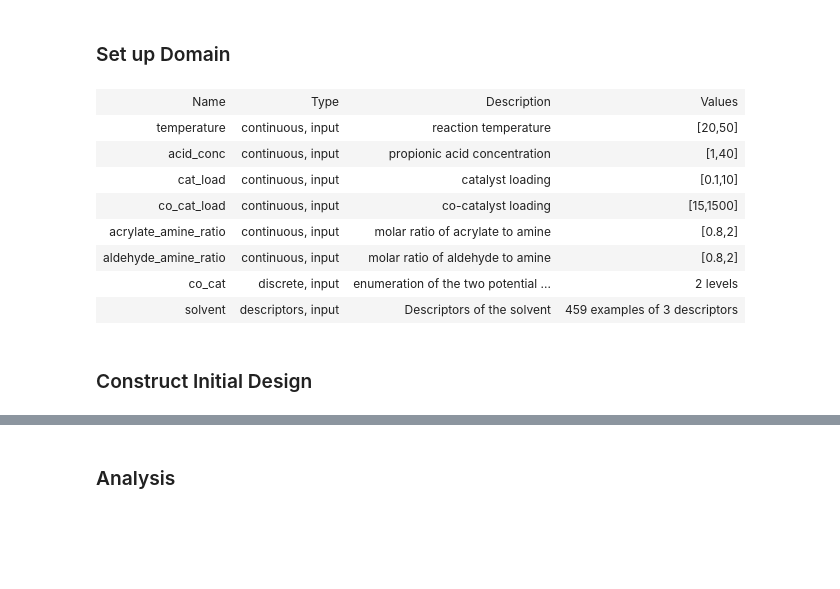
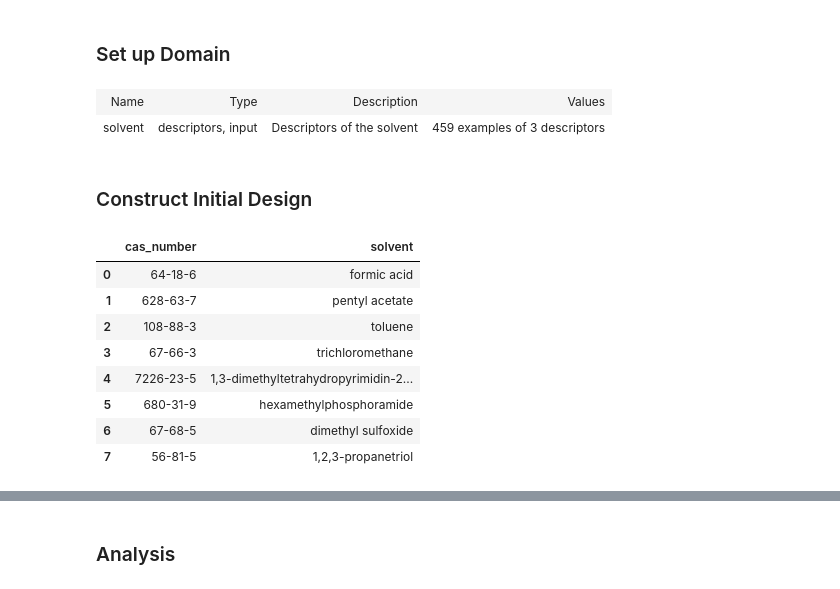
Before and after one commit to sustainable-processes/summit, a Jupyter notebook: case_studies/photoamination/initial_design.ipynb, the cells around one changed output, grey strips where cells are left out. Cells and saved outputs as stored; diff of their text form; code cells hidden in the pictures; blank space fills up the shorter version.

```diff
--- a/case_studies/photoamination/initial_design.ipynb
+++ b/case_studies/photoamination/initial_design.ipynb
@@ -62,52 +61,64 @@ solvent_ds_pcs = create_pca_ds(solvent_ds)
 # %%
 #Specify the optimization space
 
 domain = Domain()
 
-domain += ContinuousVariable(name='temperature',
-                             description = "reaction temperature",
-                             bounds=[20, 50])
+# domain += ContinuousVariable(name='temperature',
+#                              description = "reaction temperature",
+#                              bounds=[20, 50])
 
-domain += ContinuousVariable(name="acid_conc",
-                             description = "propionic acid concentration",
-                             bounds=[1,40])
+# domain += ContinuousVariable(name="acid_conc",
+#                              description = "propionic acid concentration",
+#                              bounds=[1,40])
 
-domain += ContinuousVariable(name="cat_load",
-                             description = "catalyst loading",
-                             bounds=[0.1, 10])
+# domain += ContinuousVariable(name="cat_load",
+#                              description = "catalyst loading",
+#                              bounds=[0.1, 10])
 
-domain += ContinuousVariable(name="co_cat_load",
-                             description = "co-catalyst loading",
-                             bounds=[15, 1500])
+# domain += ContinuousVariable(name="co_cat_load",
+#                              description = "co-catalyst loading",
+#                              bounds=[15, 1500])
 
-domain += ContinuousVariable(name="acrylate_amine_ratio",
-                             description = "molar ratio of acrylate to amine",
-                             bounds = [0.8, 2])
+# domain += ContinuousVariable(name="acrylate_amine_ratio",
+#                              description = "molar ratio of acrylate to amine",
+#                              bounds = [0.8, 2])
 
 
-domain += ContinuousVariable(name="aldehyde_amine_ratio",
-                             description = "molar ratio of aldehyde to amine",
-                             bounds=[0.8, 2])
+# domain += ContinuousVariable(name="aldehyde_amine_ratio",
+#                              description = "molar ratio of aldehyde to amine",
+#                              bounds=[0.8, 2])
 
-domain += DiscreteVariable(name="co_cat",
-                           description="enumeration of the two potential cocatalysts",
-                           levels = ['co_cat_1', 'co_cat_2'])
+# domain += DiscreteVariable(name="co_cat",
+#                            description="enumeration of the two potential cocatalysts",
+#                            levels = ['co_cat_1', 'co_cat_2'])
 
 
 domain += DescriptorsVariable(name="solvent",
                              description="Descriptors of the solvent",
                              ds=solvent_ds_pcs)
 
 domain #The domain should display as an html table
 # %% [output]
 | Name | Type | Description | Values |
-| temperature | continuous, input | reaction temperature | [20,50] |
-| acid_conc | continuous, input | propionic acid concentration | [1,40] |
-| cat_load | continuous, input | catalyst loading | [0.1,10] |
-| co_cat_load | continuous, input | co-catalyst loading | [15,1500] |
-| acrylate_amine_ratio | continuous, input | molar ratio of acrylate to amine | [0.8,2] |
-| aldehyde_amine_ratio | continuous, input | molar ratio of aldehyde to amine | [0.8,2] |
-| co_cat | discrete, input | enumeration of the two potential ... | 2 levels |
 | solvent | descriptors, input | Descriptors of the solvent | 459 examples of 3 descriptors |
 # %% [markdown]
 ### Construct Initial Design
+# %%
+random_seed = 150
+rs = np.random.RandomState(random_seed)
+ld = LatinDesigner(domain_ucb, random_state=rs)
+experiments_ucb = ld.generate_experiments(8,unique=True)
+experiments_ds_ucb = experiments_ucb.to_frame()
+solvent_names = solvent_ds_pcs_ucb.reindex(experiments_ds_ucb['cas_number'])['stenutz_name'].values
+experiments_ds_ucb['solvent'] = solvent_names
+experiments_ds_ucb
+# %% [output]
+|  | cas_number | solvent |
+| 0 | 64-18-6 | formic acid |
+| 1 | 628-63-7 | pentyl acetate |
+| 2 | 108-88-3 | toluene |
+| 3 | 67-66-3 | trichloromethane |
+| 4 | 7226-23-5 | 1,3-dimethyltetrahydropyrimidin-2... |
+| 5 | 680-31-9 | hexamethylphosphoramide |
+| 6 | 67-68-5 | dimethyl sulfoxide |
+| 7 | 56-81-5 | 1,2,3-propanetriol |
```
Also changed, not shown: parts of 7 cells of this notebook, 4 other files.
